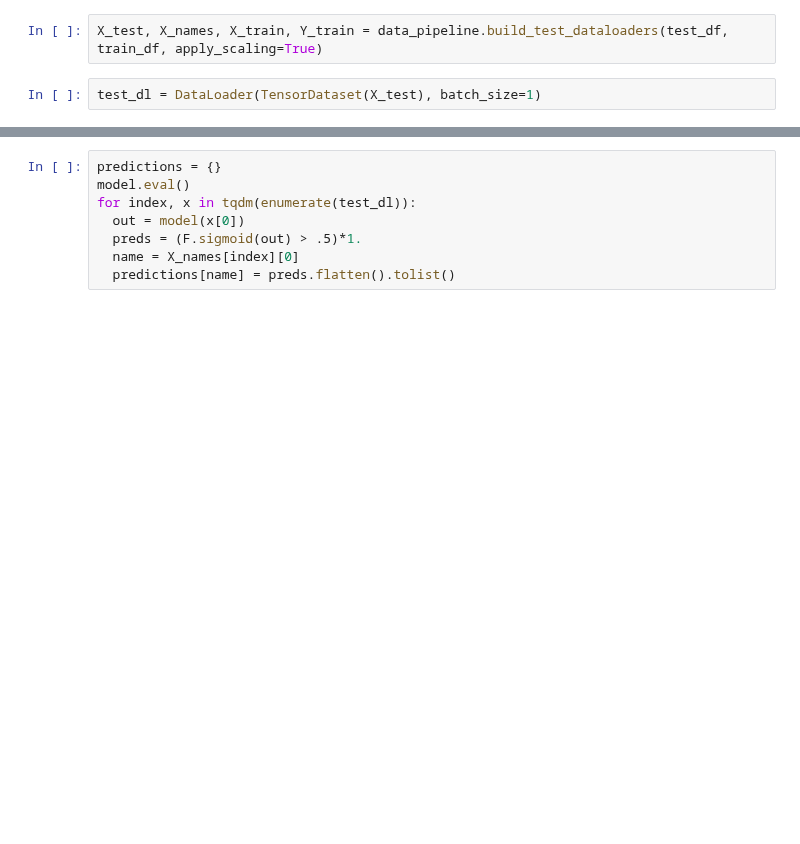
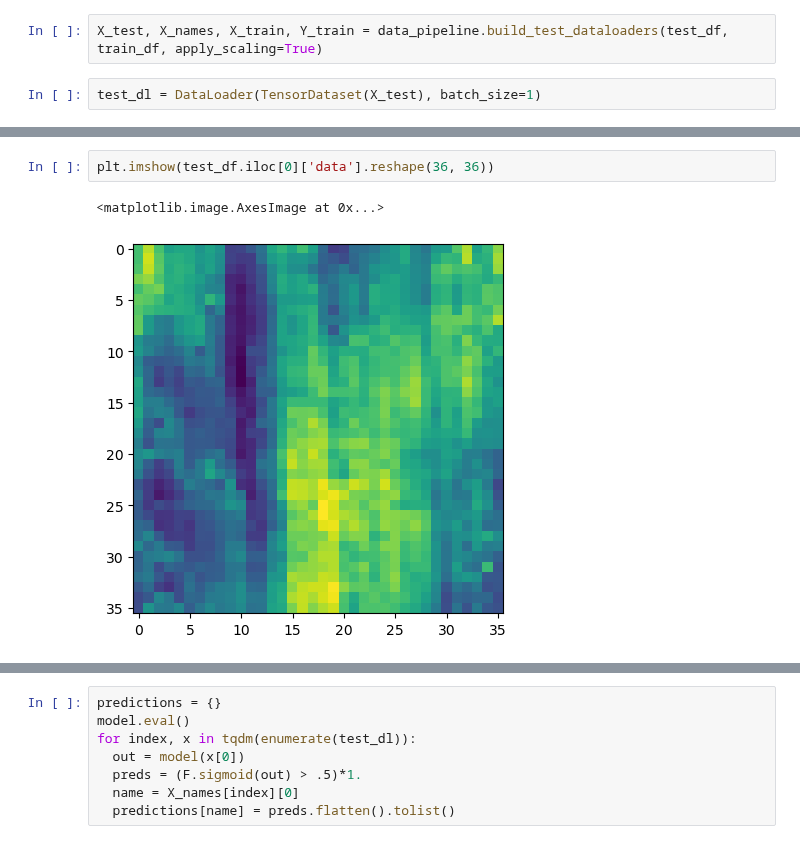
Before and after one commit to EllingtonKirby/Pipe-Corrosion-Detection, a Jupyter notebook: evaluation.ipynb, the cells around one changed output, grey strips where cells are left out. Saved outputs shown, nothing was run; the diff lists cells and outputs as text; blank space fills up the shorter version.

```diff
--- a/evaluation.ipynb
+++ b/evaluation.ipynb
@@ -58,0 +59,5 @@ plt.imshow(labels_1)
+# %%
+plt.imshow(test_df.iloc[0]['data'].reshape(36, 36))
+# %% [output]
+<matplotlib.image.AxesImage at 0x...>
+[figure, added]
```
Also changed, not shown: parts of 7 cells of this notebook, 1 other file.
